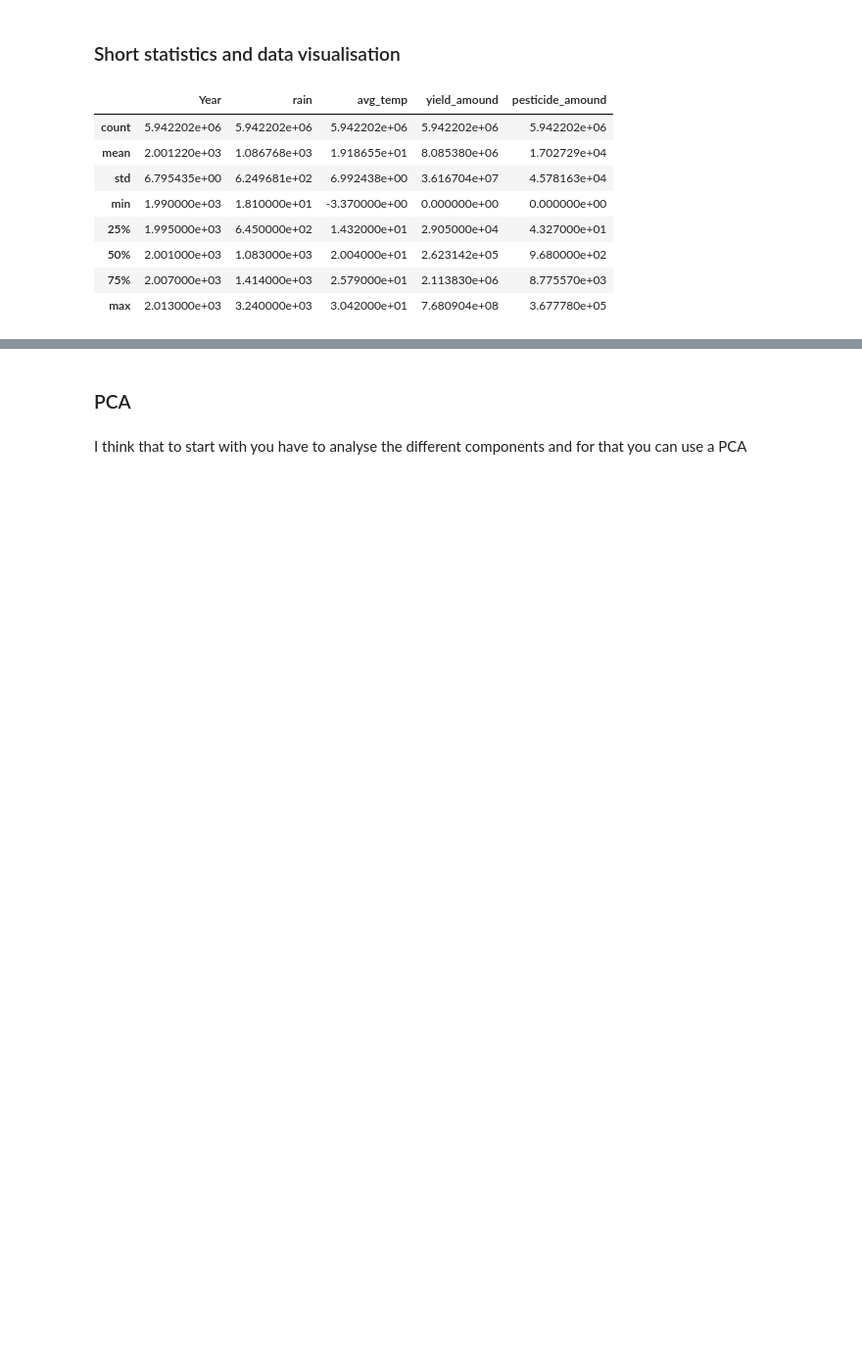
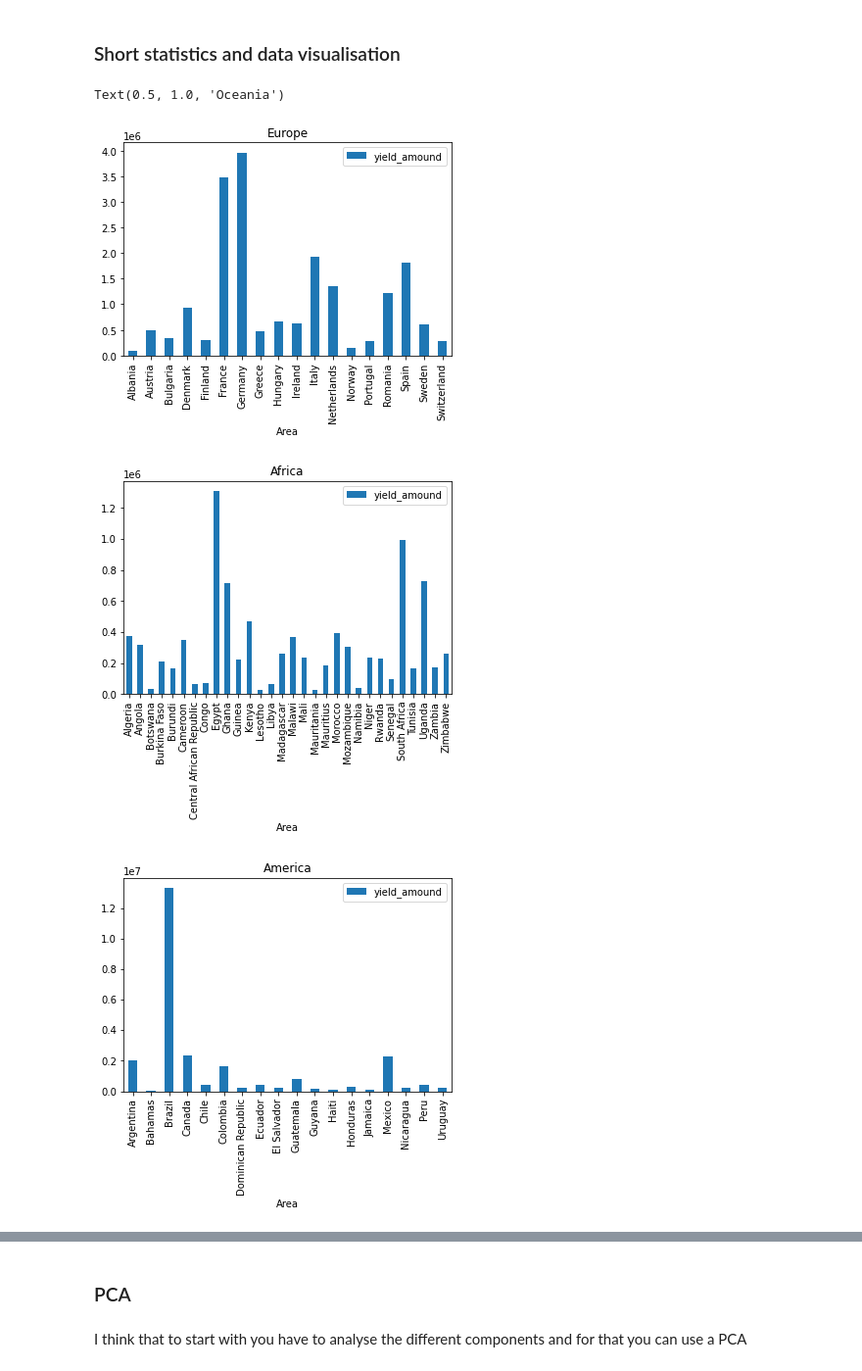
Before and after one commit to LucasJohannsenShadow/AVCD, a Jupyter notebook: Projet.ipynb, the cells around one changed output, grey strips where cells are left out. Shown at 98% size. Cells and saved outputs as stored; diff of their text form; code cells hidden in the pictures; blank space fills up the shorter version.

```diff
--- a/Projet.ipynb
+++ b/Projet.ipynb
@@ -111,14 +92,24 @@ KeyboardInterrupt:
 # %% [markdown]
 ### Short statistics and data visualisation
-# %%
-merged.describe()
-# %% [output]
-|  | Year | rain | avg_temp | yield_amound | pesticide_amound |
-| count | 5.942202e+06 | 5.942202e+06 | 5.942202e+06 | 5.942202e+06 | 5.942202e+06 |
-| mean | 2.001220e+03 | 1.086768e+03 | 1.918655e+01 | 8.085380e+06 | 1.702729e+04 |
-| std | 6.795435e+00 | 6.249681e+02 | 6.992438e+00 | 3.616704e+07 | 4.578163e+04 |
-| min | 1.990000e+03 | 1.810000e+01 | -3.370000e+00 | 0.000000e+00 | 0.000000e+00 |
-| 25% | 1.995000e+03 | 6.450000e+02 | 1.432000e+01 | 2.905000e+04 | 4.327000e+01 |
-| 50% | 2.001000e+03 | 1.083000e+03 | 2.004000e+01 | 2.623142e+05 | 9.680000e+02 |
-| 75% | 2.007000e+03 | 1.414000e+03 | 2.579000e+01 | 2.113830e+06 | 8.775570e+03 |
-| max | 2.013000e+03 | 3.240000e+03 | 3.042000e+01 | 7.680904e+08 | 3.677780e+05 |
+# %%
+
+A=df_Europe.groupby("Area")[["yield_amound"]].mean()
+A.plot(kind='bar').set_title("Europe")
+
+B=df_Africa.groupby("Area")[["yield_amound"]].mean()
+B.plot(kind='bar').set_title("Africa")
+
+C=df_America.groupby("Area")[["yield_amound"]].mean()
+C.plot(kind='bar').set_title("America")
+
+D=df_Asie.groupby("Area")[["yield_amound"]].mean()
+D.plot(kind='bar').set_title("Asia")
+
+
+E=df_Oceanie.groupby("Area")[["yield_amound"]].mean()
+E.plot(kind='bar').set_title("Oceania")
+# %% [output]
+Text(0.5, 1.0, 'Oceania')
+[figure, added]
+[figure, added]
+[figure, added]
```
Also changed, not shown: parts of 23 cells of this notebook.
